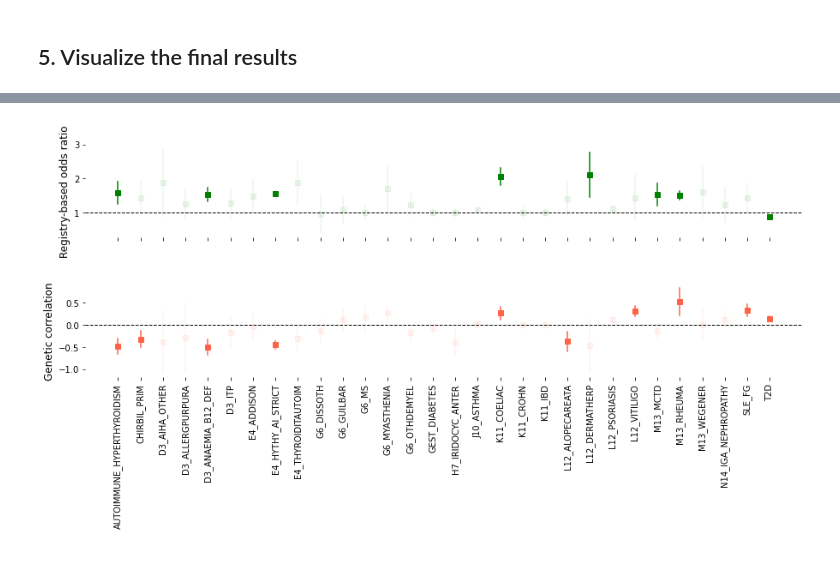
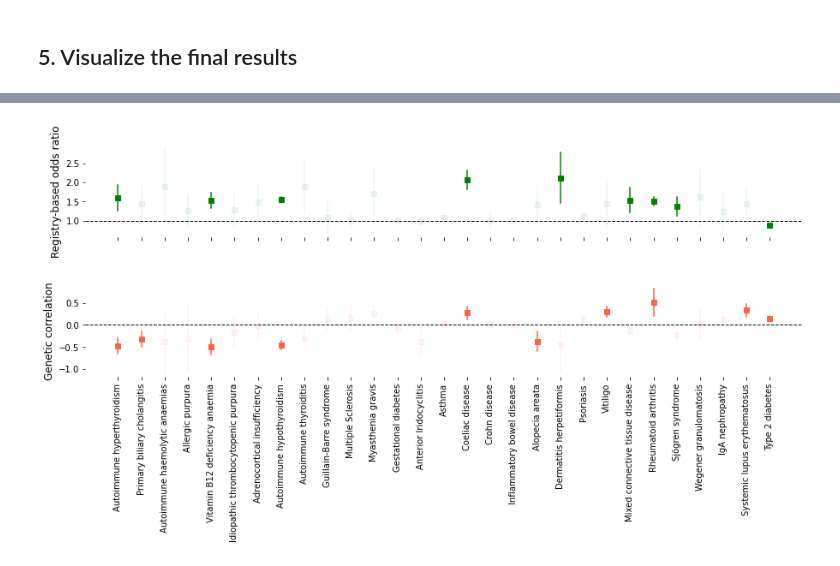
Before and after one commit to dsgelab/familial_tractories, a Jupyter notebook: ldsc.ipynb, the cells around one changed output, grey strips where cells are left out. Saved outputs shown, nothing was run; the diff lists cells and outputs as text; code cells hidden in the pictures.

```diff
--- a/ldsc.ipynb
+++ b/ldsc.ipynb
@@ -258,2 +265,40 @@ eps = ['T1D_STRICT',
+# %%
+eps_dict = {'T1D_STRICT':'Type 1 diabetes',
+ 'M13_RHEUMA':'Rheumatoid arthritis',
+ 'M13_SJOGREN':'Sjögren syndrome',
+ 'M13_SYSTSLCE':'Systemic sclerosis',
+ 'M13_WEGENER':'Wegener granulomatosis',
+ 'D3_ALLERGPURPURA':'Allergic purpura',
+ 'M13_MCTD':'Mixed connective tissue disease',
+ 'SLE_FG':'Systemic lupus erythematosus',
+ 'G6_MS':'Multiple Sclerosis',
+ 'G6_DISSOTH':'Autoimmune acute disseminated demyelination',
+ 'AUTOIMMUNE_HYPERTHYROIDISM':'Autoimmune hyperthyroidism',
+ 'E4_THYROIDITAUTOIM':'Autoimmune thyroiditis',
+ 'E4_HYTHY_AI_STRICT':'Autoimmune hypothyroidism',
+            'M13_DERMATOPOLY':'Dermatopolymyositis',
+            'E4_GRAVES_OPHT_STRICT':'Graves opthalmopathy',
+            'L12_PEMPHIGOID':'Pemphigoid',
+            'I9_RHEUFEV':'Rheumatic fever incl heart disease',
+ 'E4_ADDISON':'Adrenocortical insufficiency',
+ 'D3_AIHA_OTHER':'Autoimmune haemolytic anaemias',
+ 'D3_ITP':'Idiopathic thrombocytopenic purpura',
+ 'D3_ANAEMIA_B12_DEF':'Vitamin B12 deficiency anaemia',
+ 'K11_COELIAC':'Coeliac disease',
+ 'K11_IBD':'Inflammatory bowel disease',
+ 'G6_MYASTHENIA':'Myasthenia gravis',
+ 'G6_OTHDEMYEL':'Autoimmune demyelinating diseases of the central nervous system',
+ 'G6_GUILBAR':'Guillain-Barre syndrome',
+ 'H7_IRIDOCYC_ANTER':'Anterior Iridocyclitis',
+ 'CHIRBIL_PRIM':'Primary biliary cholangitis',
+ 'L12_PSORIASIS':'Psoriasis',
+ 'L12_VITILIGO':'Vitiligo',
+ 'L12_ALOPECAREATA':'Alopecia areata',
+ 'L12_DERMATHERP':'Dermatitis herpetiformis',
+ 'N14_IGA_NEPHROPATHY':'IgA nephropathy',
+ 'T2D':'Type 2 diabetes',
+ 'GEST_DIABETES':'Gestational diabetes',
+ 'K11_CROHN':'Crohn disease',
+ 'J10_ASTHMA':'Asthma'}
 # %%
 ep1 = 'T1D_STRICT'
@@ -340,4 +397,4 @@ def plot_odds_ratio(df, outcome):
 # %%
-registry_res = pd.read_excel(res_dir+'summary_of_ADs.xlsx', sheet_name='registry_res')
-eps_sig = plot_odds_ratio(registry_res[registry_res.who == 'parent'], 'T1D_STRICT')
+# registry_res = pd.read_excel(res_dir+'summary_of_ADs.xlsx', sheet_name='registry_res')
+eps_sig = plot_odds_ratio(registry_res[(registry_res.who == 'parent')&(~registry_res.endpoint.isin(['G6_OTHDEMYEL', 'G6_DISSOTH']))], 'T1D_STRICT')
 # %% [output]
@@ -429,13 +486,14 @@ def plot_comparisons(df, outcome):
         ax2.plot(i, (row.hr_025+row.hr_975)/2, 's', color='green', alpha=alpha_hr)
     ax1.axhline(y=0.0, color='black', linestyle='--', linewidth=1)
     ax2.axhline(y=1.0, color='black', linestyle='--', linewidth=1)
-    plt.xticks(range(len(df)), df.endpoint.tolist(), rotation=90)
+    plt.xticks(range(len(df)), [eps_dict[i] for i in df.endpoint.tolist()], rotation=90)
     ax1.set_ylabel('Genetic correlation', size=12)
     ax2.set_ylabel('Registry-based odds ratio', size=12)
     plt.show()
 # %%
 res = stat_df[['ep2', 'rg_025', 'rg_975', 'p']].rename(columns={'ep2': 'endpoint', 'p': 'p_rg'})
+res = res[~res.endpoint.isin(['G6_OTHDEMYEL', 'G6_DISSOTH'])]
 res = res.merge(registry_res[registry_res.who == 'parent'][['endpoint', 'pval', 'hr_025', 'hr_975']].rename(columns={'pval':'p_hr'}), 'left', on='endpoint')
 plot_comparisons(res, 'T1D_STRICT')
 # %% [output]
-[figure, old version]
+[figure, new version]
```
Also changed, not shown: parts of 9 cells of this notebook, 5 other files.
